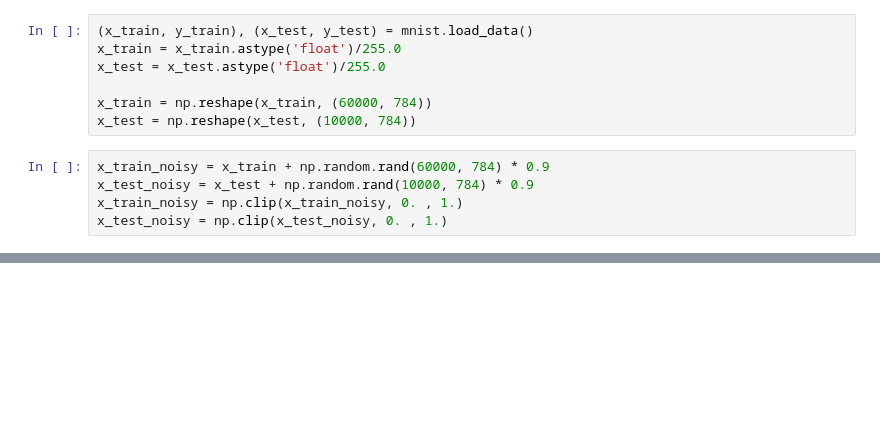
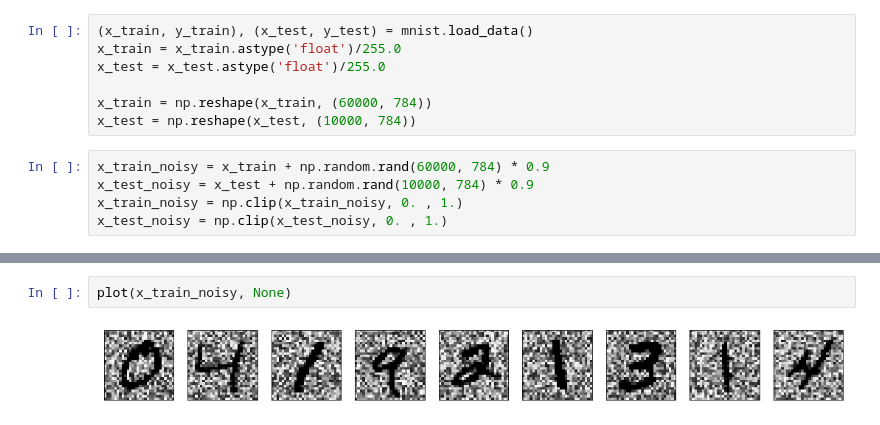
Before and after one commit to chitranshp/Image-noise-reduction, a Jupyter notebook: Denoising_images_using_autoencoder.ipynb, the cells around one changed output, grey strips where cells are left out. Cells and saved outputs as stored; diff of their text form; blank space fills up the shorter version.

```diff
--- a/Denoising_images_using_autoencoder.ipynb
+++ b/Denoising_images_using_autoencoder.ipynb
@@ -29,0 +39,4 @@ def plot(x, p, labels = False):
+# %%
+plot(x_train_noisy, None)
+# %% [output]
+[figure, added]
```
Also changed, not shown: parts of 9 cells of this notebook.
